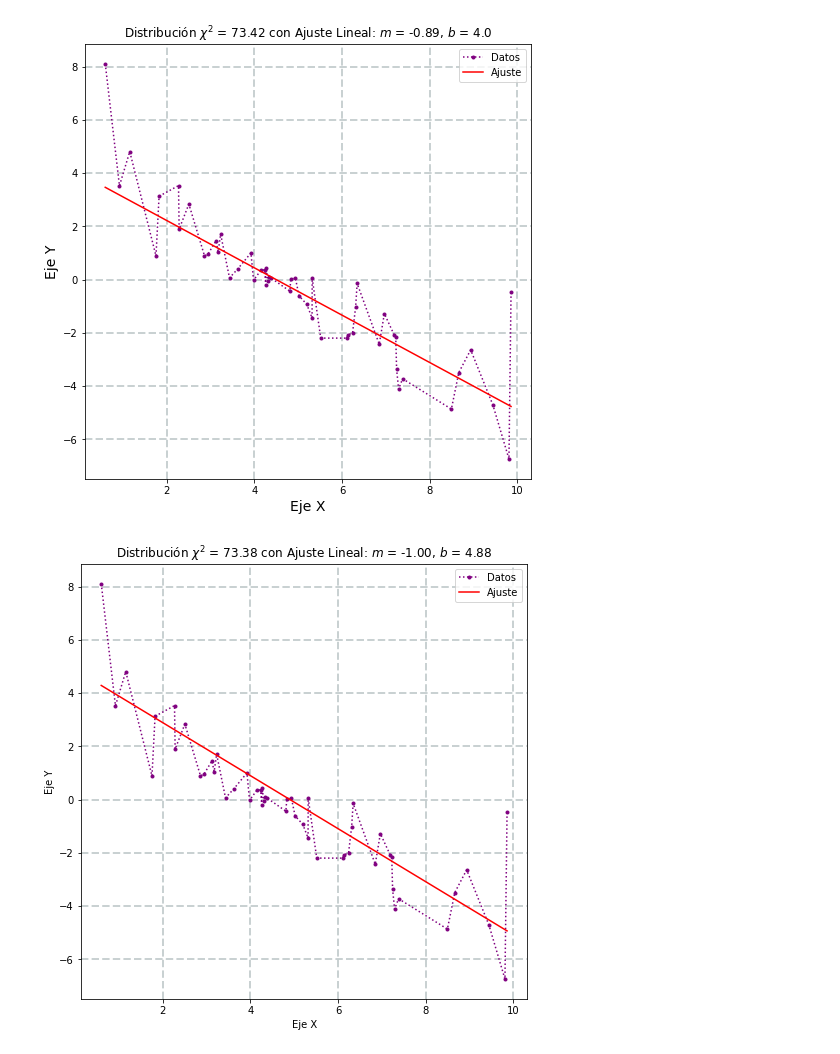
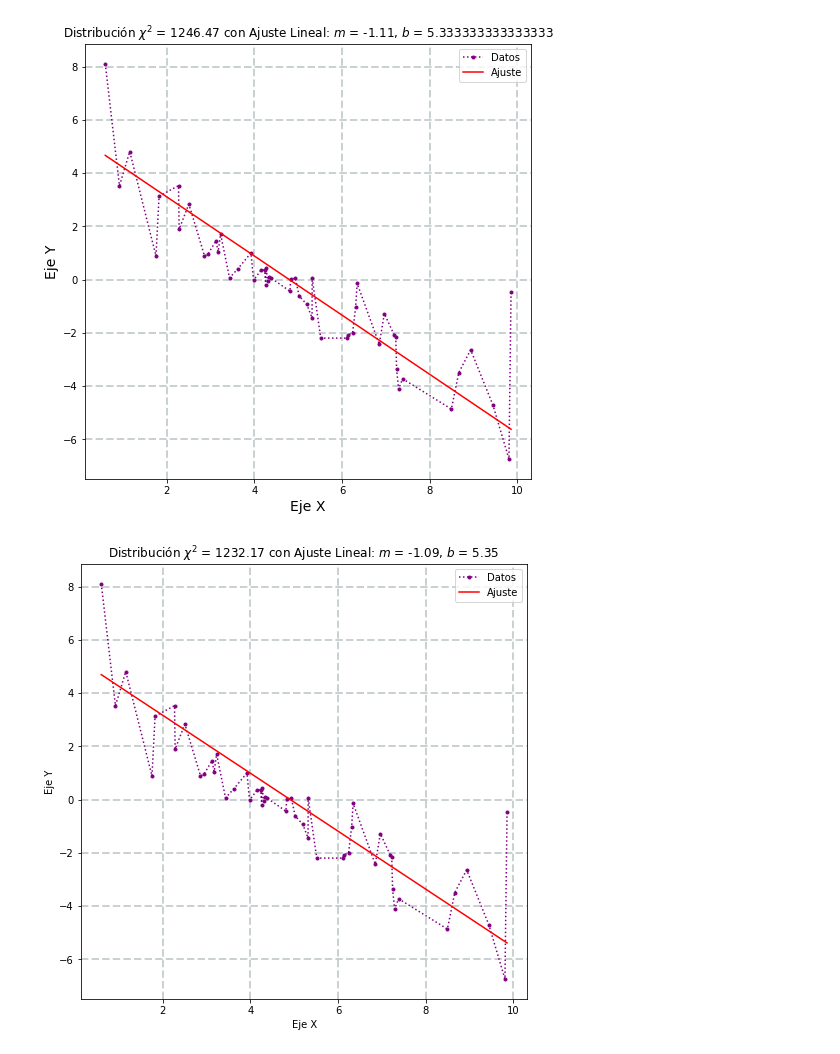
Before and after one commit to DCIDA2019/da2020-Rodriesk, a Jupyter notebook: Semana6/Semana 6.ipynb, the cells around one changed output. Saved outputs shown, nothing was run; the diff lists cells and outputs as text; code cells hidden in the pictures.

Commit message:
Corrijo error en el notebook.:

```diff
--- a/Semana6/Semana 6.ipynb
+++ b/Semana6/Semana 6.ipynb
@@ -1,47 +1,48 @@
 # %%
 import numpy as np
 import matplotlib.pyplot as plt
+from scipy.optimize import minimize
 
 def yModel(m, b):
     return m * x + b
 
-def chiSquared(yObs, yMod):
+def chiSquared(yObs, yMod, error):
     total = 0
-    for yO, yM in zip(yObs, yMod):
-        total = total + (yO - yM)**2
+    for yO, yM, sigma in zip(yObs, yMod, error):
+        total = total + (yO - yM)**2/sigma**2
     return total
 
 data = np.load('fit_exercise.npy')
 
 x = data[0]
 yObs = data[1]
 error = data[2]
 mValues = np.linspace(-2, 0, 10)
 bValues = np.linspace(2, 8, 10)
 chiSquaredValues, threeInfo = [], []
 
 for m in mValues:
     for b in bValues:
-        info = [m, b, chiSquared(yObs, yModel(m, b))]
+        info = [m, b, chiSquared(yObs, yModel(m, b), error)]
         threeInfo.append(info)
-        chiSquaredValues.append(chiSquared(yObs, yModel(m, b)))
+        chiSquaredValues.append(chiSquared(yObs, yModel(m, b), error))
 
 min_chiSquared = min(chiSquaredValues)
 min_m = threeInfo[chiSquaredValues.index(min_chiSquared)][0]
 min_b = threeInfo[chiSquaredValues.index(min_chiSquared)][1]
 
 fig, ax = plt.subplots(figsize=(8, 8))
 plt.plot(x, yObs, color = 'purple', marker = '.', linestyle = 'dotted', label = 'Datos')
 plt.plot(x, yModel(min_m, min_b), color = 'red', label = 'Ajuste')
 plt.xlabel('Eje X', fontsize = 14)
 plt.ylabel('Eje Y', fontsize = 14)
 plt.title('Distribución $\chi^2$ = ' + "{0:.2f}".format(min_chiSquared) +
           ' con Ajuste Lineal: $m$ = ' + "{0:.2f}".format(min_m) + ', $b$ = ' + str(min_b))
 plt.grid(color='#95a5a6', linestyle='dashed', linewidth=2, alpha=0.5)
 plt.legend()
 plt.show()
 # %% [output]
-[figure, old version]
+[figure, new version]
 # %%
 np.random.seed()
 
@@ -51,9 +52,9 @@ chiSquaredValues, threeInfo = [], []
 
 for m in mValues:
     for b in bValues:
-        info = [m, b, chiSquared(yObs, yModel(m, b))]
+        info = [m, b, chiSquared(yObs, yModel(m, b), error)]
         threeInfo.append(info)
-        chiSquaredValues.append(chiSquared(yObs, yModel(m, b)))
+        chiSquaredValues.append(chiSquared(yObs, yModel(m, b), error))
 
 min_chiSquared = min(chiSquaredValues)
 min_m = threeInfo[chiSquaredValues.index(min_chiSquared)][0]
@@ -70,4 +71,4 @@ plt.grid(color='#95a5a6', linestyle='dashed', linewidth=2, alpha=0.5)
 plt.legend()
 plt.show()
 # %% [output]
-[figure, old version]
+[figure, new version]
```
Also changed, not shown: parts of 5 cells of this notebook.
